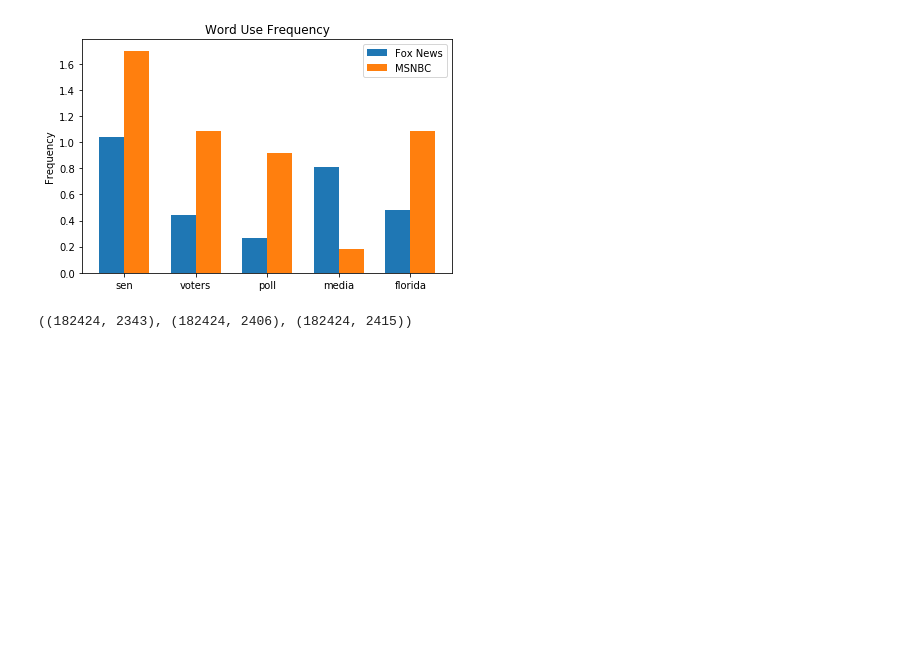
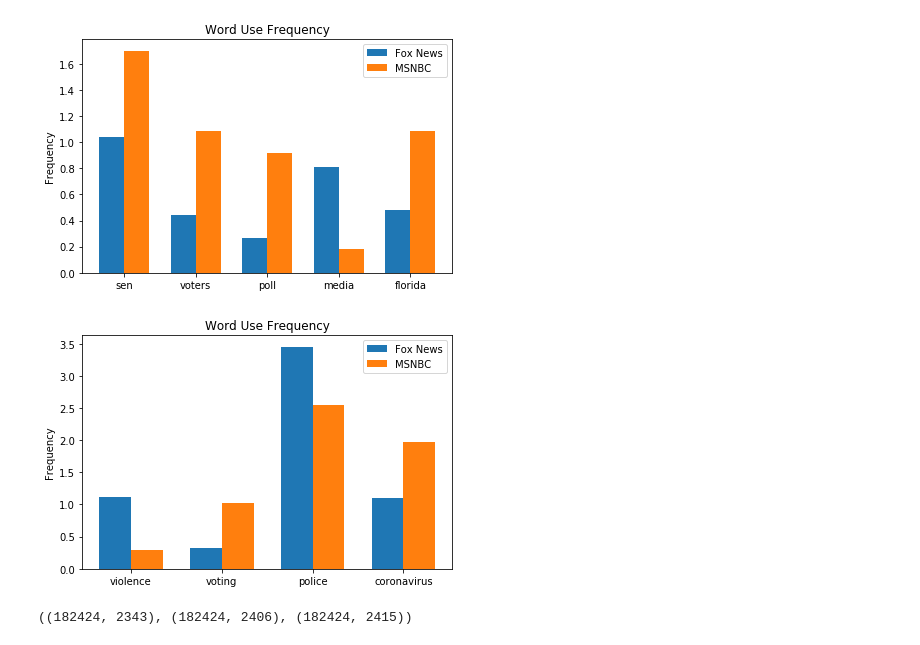
Before and after one commit to leckieje/chyrons_nlp, a Jupyter notebook: chyrons_book.ipynb, the cells around one changed output. Drawn from its saved outputs; the diff is of its cells as text; code cells hidden in the pictures; blank space fills up the shorter version.

```diff
--- a/chyrons_book.ipynb
+++ b/chyrons_book.ipynb
@@ -340,5 +414,2 @@ def get_network_pair(df, net_one='FOXNEWSW', net_two='MSNBCW'):
 # %%
 chy_summer = load_summer()
-# %%
-chy_summer = chy_summer.replace(r'\\n',' ',regex=True)
-chy_summer.replace(r'\\u',' ',regex=True)
@@ -400,3 +425,0 @@ msnbc_features, msnbc_counts = clean_counts(chy_nets.loc[chy_nets['channel'] ==
-# %%
-fox_df = get_dataframe(fox_counts, fox_features)
-msnbc_df = get_dataframe(msnbc_counts, msnbc_features)
@@ -478,3 +426,5 @@ def chart_freq_diff(df):
+# %%
+df = freq_df(fox_df, msnbc_df)
 # %%
 chart_freq_diff(df[1:5])
 # %% [output]
@@ -495,6 +445,10 @@ chart_freq_diff(df[18:23])
 chart_freq_diff(df[24:29])
 # %% [output]
 [figure]
+# %%
+chart_word_diff(df, ['violence', 'voting', 'police', 'coronavirus'])
+# %% [output]
+[figure, added]
 # %%
 count_vec.shape, tfidf_vec.shape, tri_vec.shape
 # %% [output]
```
Also changed, not shown: parts of 15 cells of this notebook.
